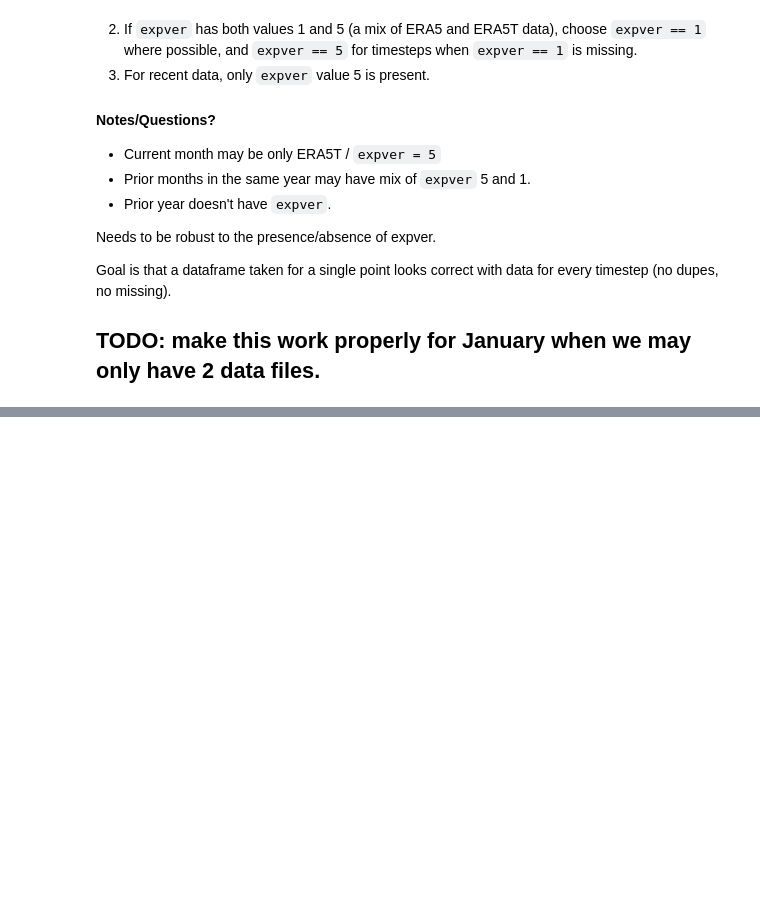
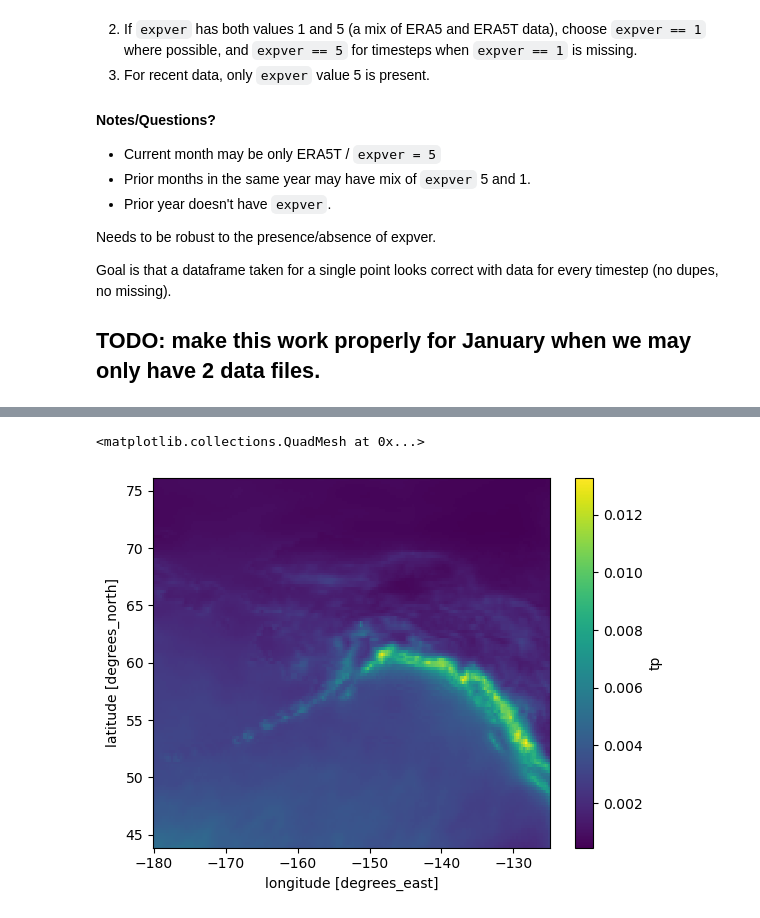
Before and after one commit to ua-snap/nws-drought, a Jupyter notebook: notebooks/preprocess.ipynb, the cells around one changed output, grey strips where cells are left out. Drawn from its saved outputs; the diff is of its cells as text; code cells hidden in the pictures; blank space fills up the shorter version.

Commit message:
combine total precip downloads into single dataset

```diff
--- a/notebooks/preprocess.ipynb
+++ b/notebooks/preprocess.ipynb
@@ -29,6 +27,6 @@ Goal is that a dataframe taken for a single point looks correct with data for ev
 
 ## TODO: make this work properly for January when we may only have 2 data files.
 # %%
-prior_year = xr.open_dataset(Path(DOWNLOAD_DIR) / "inputs" / "total_precipitation_previous_year.nc")
-current_year = xr.open_dataset(Path(DOWNLOAD_DIR) / "inputs" / "total_precipitation_current_year.nc")
-current_month = xr.open_dataset(Path(DOWNLOAD_DIR) / "inputs" / "total_precipitation_current_month.nc")
+prior_year = xr.open_dataset(DOWNLOAD_DIR.joinpath("inputs/total_precipitation_previous_year.nc"))
+current_year = xr.open_dataset(DOWNLOAD_DIR.joinpath("inputs/total_precipitation_current_year.nc"))
+current_month = xr.open_dataset(DOWNLOAD_DIR.joinpath("inputs/total_precipitation_current_month.nc"))
@@ -36,0 +47,5 @@ FileNotFoundError: [Errno 2] No such file or directory: b'/tmp/nws_drought/input
+# %%
+current_year_fix = xr.merge([
+    current_year["tp"].sel(expver=1).drop("expver"),
+    current_year["tp"].sel(expver=5).drop("expver")
+])
@@ -36,0 +60,6 @@ FileNotFoundError: [Errno 2] No such file or directory: b'/tmp/nws_drought/input
+# %%
+tp_ds_hourly = xr.merge([
+    prior_year,
+    current_year_fix,
+    current_month_daily,
+])
@@ -36,0 +68,2 @@ FileNotFoundError: [Errno 2] No such file or directory: b'/tmp/nws_drought/input
+# %%
+tp_ds = tp_ds_hourly.resample(time="1D").sum()
@@ -36,0 +83,5 @@ FileNotFoundError: [Errno 2] No such file or directory: b'/tmp/nws_drought/input
+# %%
+tp_ds["tp"].mean(dim="time").plot()
+# %% [output]
+<matplotlib.collections.QuadMesh at 0x...>
+[figure, added]
```
Also changed, not shown: parts of 13 cells of this notebook.
